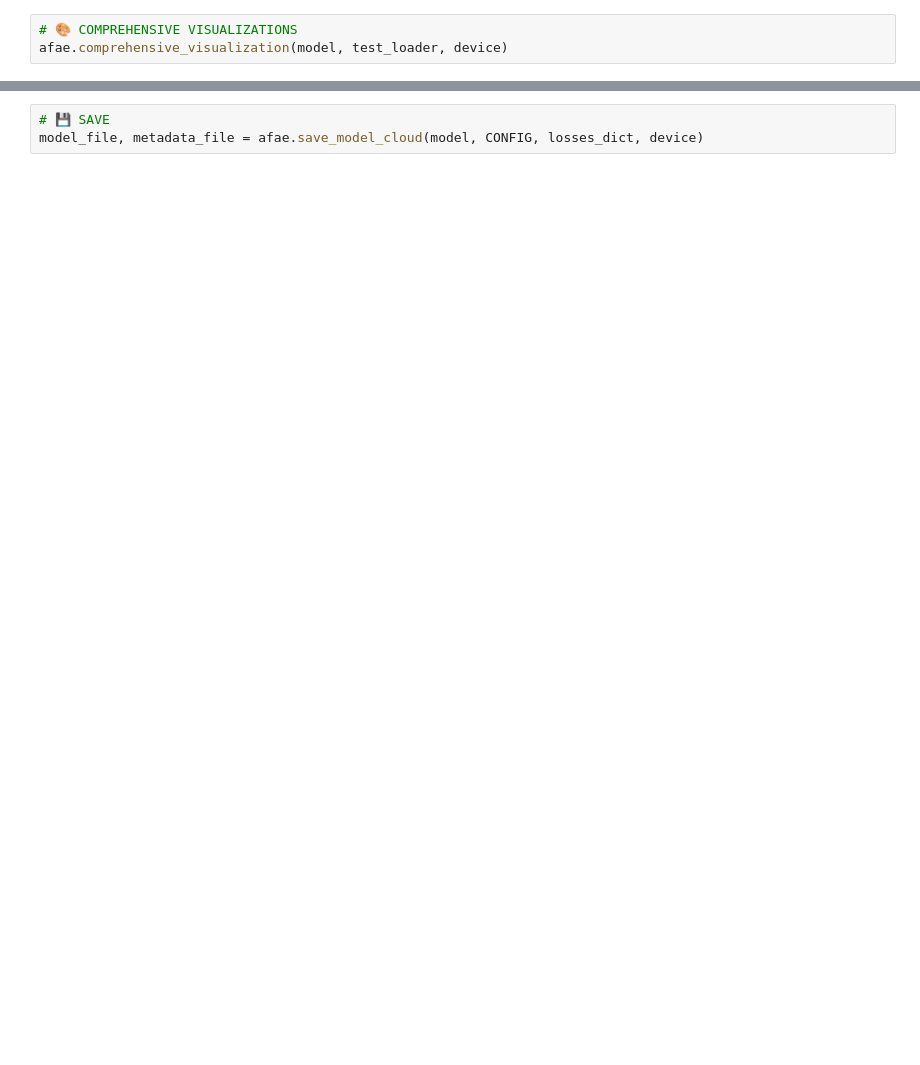
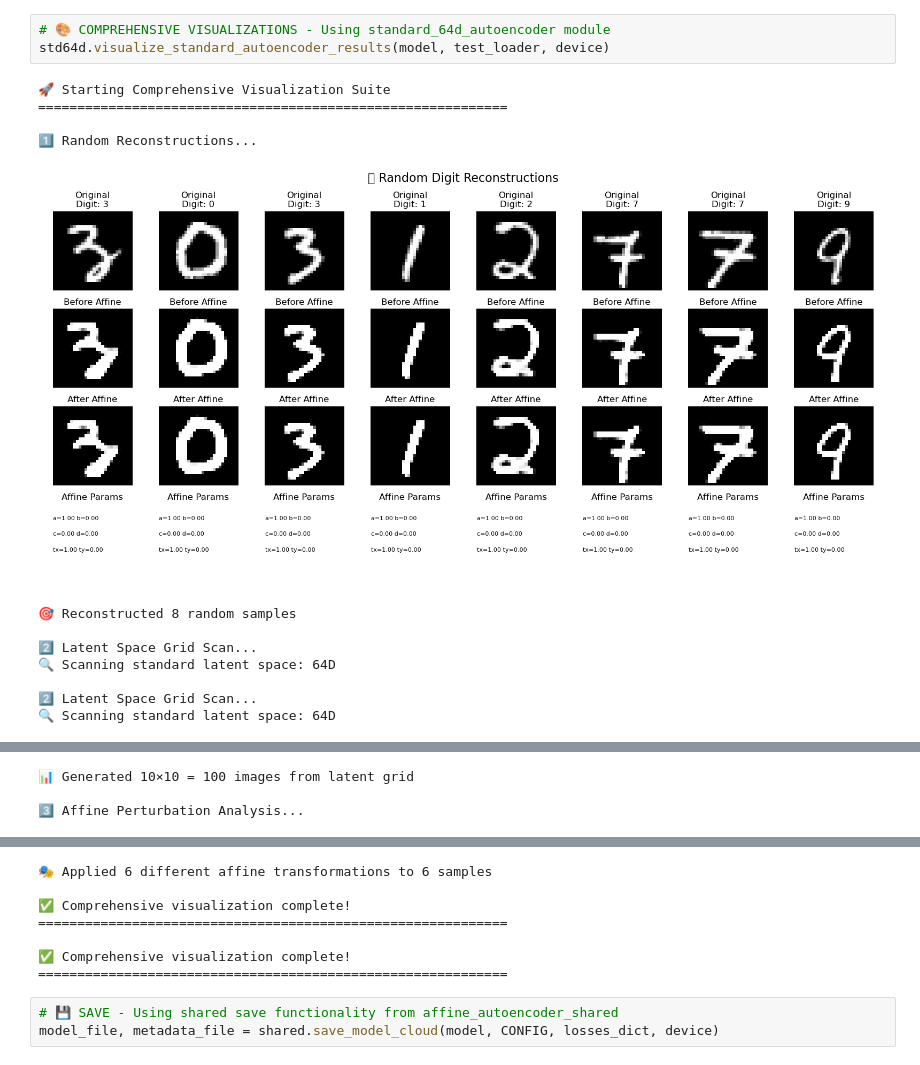
Before and after one commit to amplipy/adversAE, a Jupyter notebook: adversae/vae_training/affine/standard_autoencoder_64d.ipynb, the cells around one changed output, grey strips where cells are left out. Drawn from its saved outputs; the diff is of its cells as text; blank space fills up the shorter version.

```diff
--- a/adversae/vae_training/affine/standard_autoencoder_64d.ipynb
+++ b/adversae/vae_training/affine/standard_autoencoder_64d.ipynb
@@ -49,3 +75,16 @@ afae.visualize_latent_space(model, test_loader, device, CONFIG['latent_dim'])
 # %%
-# 🎨 COMPREHENSIVE VISUALIZATIONS
-afae.comprehensive_visualization(model, test_loader, device)
+# 🎨 COMPREHENSIVE VISUALIZATIONS - Using standard_64d_autoencoder module
+std64d.visualize_standard_autoencoder_results(model, test_loader, device)
+# %% [output]
+🚀 Starting Comprehensive Visualization Suite
+============================================================
+
+1️⃣ Random Reconstructions...
+[figure, added]
+🎯 Reconstructed 8 random samples
+
+2️⃣ Latent Space Grid Scan...
+🔍 Scanning standard latent space: 64D
+
+2️⃣ Latent Space Grid Scan...
+🔍 Scanning standard latent space: 64D
@@ -51,0 +92,3 @@ afae.comprehensive_visualization(model, test_loader, device)
+📊 Generated 10×10 = 100 images from latent grid
+
+3️⃣ Affine Perturbation Analysis...
@@ -52,3 +96,10 @@ afae.comprehensive_visualization(model, test_loader, device)
+🎭 Applied 6 different affine transformations to 6 samples
+
+✅ Comprehensive visualization complete!
+============================================================
+
+✅ Comprehensive visualization complete!
+============================================================
 # %%
-# 💾 SAVE
-model_file, metadata_file = afae.save_model_cloud(model, CONFIG, losses_dict, device)
+# 💾 SAVE - Using shared save functionality from affine_autoencoder_shared
+model_file, metadata_file = shared.save_model_cloud(model, CONFIG, losses_dict, device)
```
Also changed, not shown: parts of 9 cells of this notebook, 7 other files.
